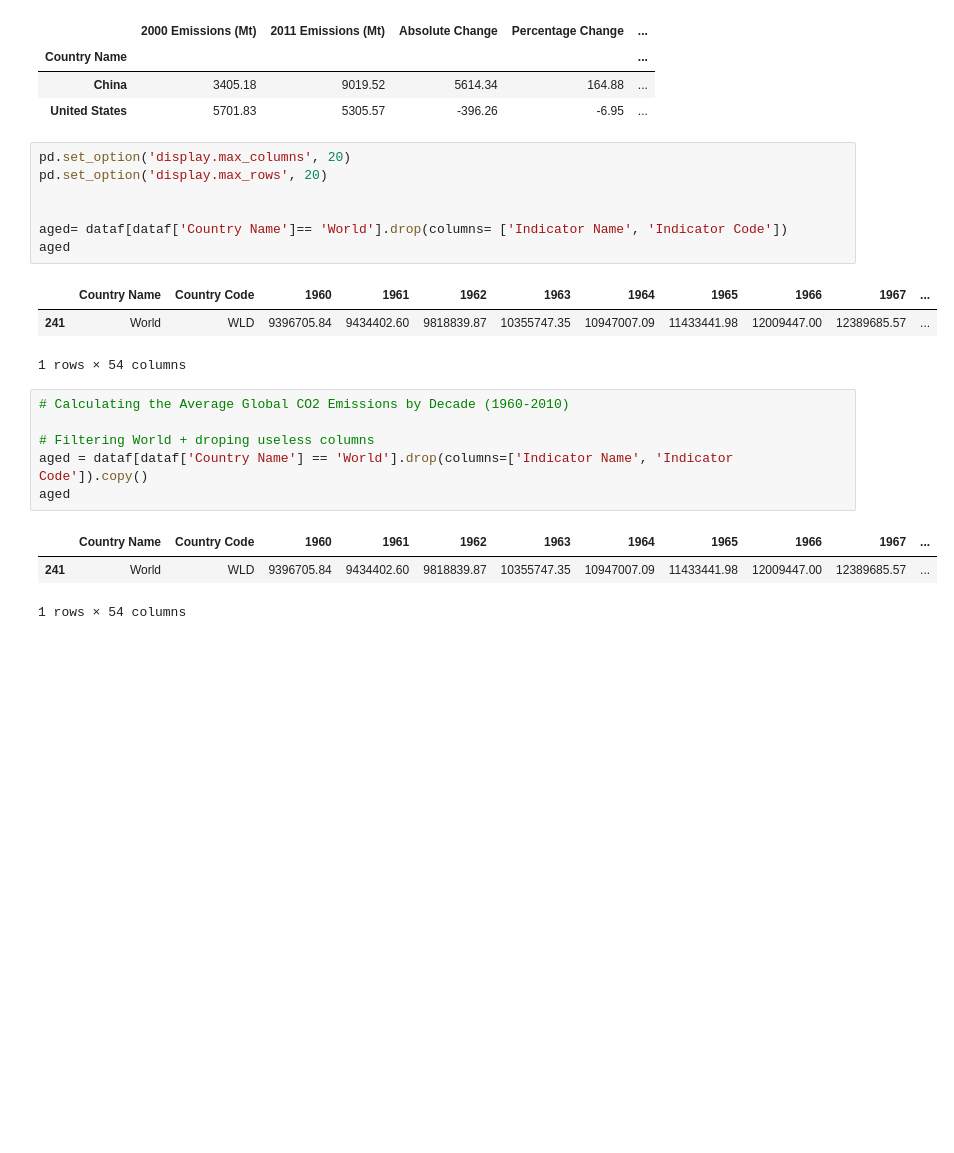
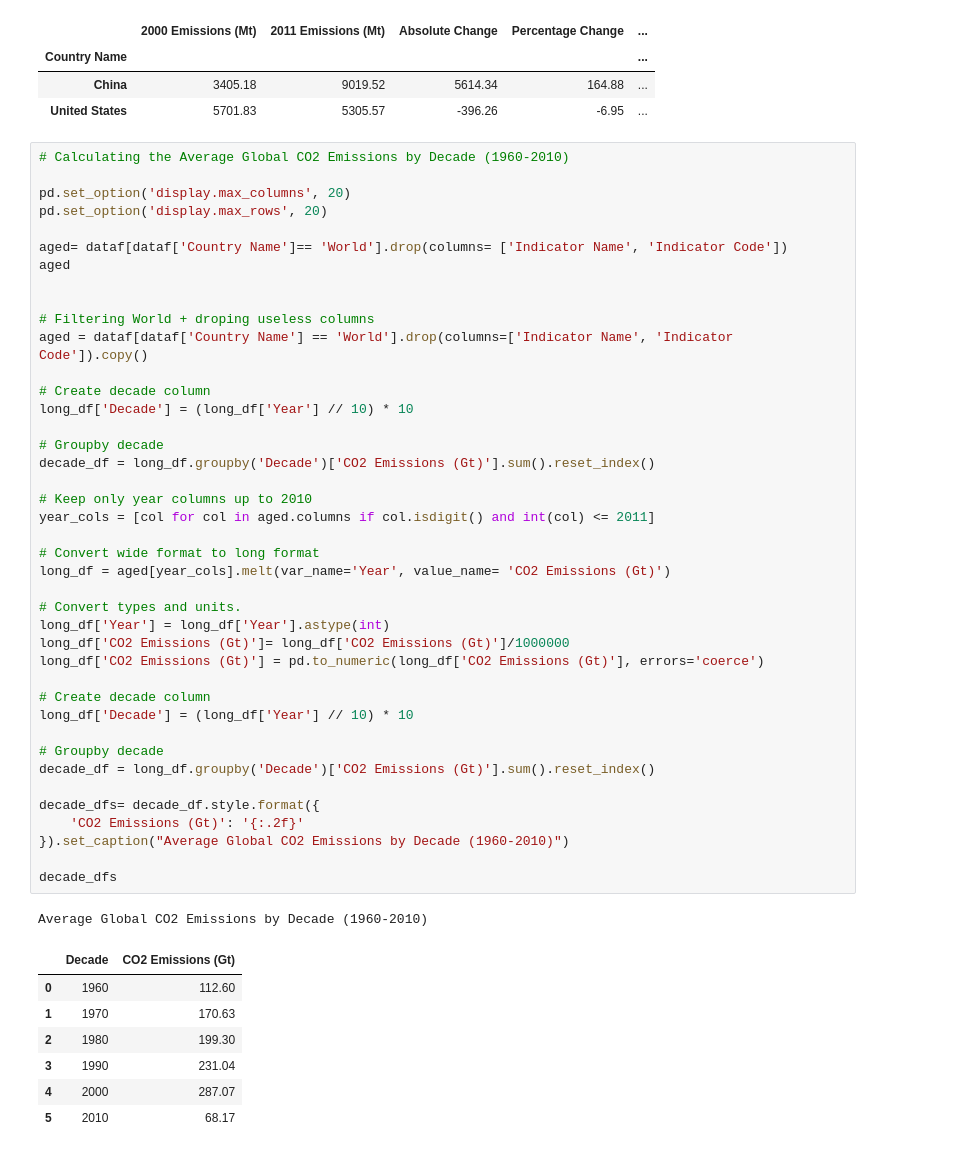
Before and after one commit to sanaullah525/Global-CO2-Emissions-Data-Analysis-Project, a Jupyter notebook: datapr.ipynb, the cells around one changed output. Drawn from its saved outputs; the diff is of its cells as text; blank space fills up the shorter version.

Commit message:
Setting up the title for the Table.

```diff
--- a/datapr.ipynb
+++ b/datapr.ipynb
@@ -384,24 +384,53 @@ China vs United States Emission Comparisons
 | Country Name |  |  |  |  | ... |
 | China | 3405.18 | 9019.52 | 5614.34 | 164.88 | ... |
 | United States | 5701.83 | 5305.57 | -396.26 | -6.95 | ... |
-# %%
-pd.set_option('display.max_columns', 20)
-pd.set_option('display.max_rows', 20)
-
-
-aged= dataf[dataf['Country Name']== 'World'].drop(columns= ['Indicator Name', 'Indicator Code'])
-aged
-# %% [output]
-|  | Country Name | Country Code | 1960 | 1961 | 1962 | 1963 | 1964 | 1965 | 1966 | 1967 | ... |
-| 241 | World | WLD | 9396705.84 | 9434402.60 | 9818839.87 | 10355747.35 | 10947007.09 | 11433441.98 | 12009447.00 | 12389685.57 | ... |
-1 rows × 54 columns
 # %%
 # Calculating the Average Global CO2 Emissions by Decade (1960-2010)
 
+pd.set_option('display.max_columns', 20)
+pd.set_option('display.max_rows', 20)
+
+aged= dataf[dataf['Country Name']== 'World'].drop(columns= ['Indicator Name', 'Indicator Code'])
+aged
+
+
 # Filtering World + droping useless columns
 aged = dataf[dataf['Country Name'] == 'World'].drop(columns=['Indicator Name', 'Indicator Code']).copy()
-aged
+
+# Create decade column
+long_df['Decade'] = (long_df['Year'] // 10) * 10
+
+# Groupby decade
+decade_df = long_df.groupby('Decade')['CO2 Emissions (Gt)'].sum().reset_index()
+
+# Keep only year columns up to 2010
+year_cols = [col for col in aged.columns if col.isdigit() and int(col) <= 2011]
+
+# Convert wide format to long format
+long_df = aged[year_cols].melt(var_name='Year', value_name= 'CO2 Emissions (Gt)')
+
+# Convert types and units.
+long_df['Year'] = long_df['Year'].astype(int)
+long_df['CO2 Emissions (Gt)']= long_df['CO2 Emissions (Gt)']/1000000
+long_df['CO2 Emissions (Gt)'] = pd.to_numeric(long_df['CO2 Emissions (Gt)'], errors='coerce')
+
+# Create decade column
+long_df['Decade'] = (long_df['Year'] // 10) * 10
+
+# Groupby decade
+decade_df = long_df.groupby('Decade')['CO2 Emissions (Gt)'].sum().reset_index()
+
+decade_dfs= decade_df.style.format({
+    'CO2 Emissions (Gt)': '{:.2f}'
+}).set_caption("Average Global CO2 Emissions by Decade (1960-2010)")
+
+decade_dfs
 # %% [output]
+Average Global CO2 Emissions by Decade (1960-2010)
-|  | Country Name | Country Code | 1960 | 1961 | 1962 | 1963 | 1964 | 1965 | 1966 | 1967 | ... |
-| 241 | World | WLD | 9396705.84 | 9434402.60 | 9818839.87 | 10355747.35 | 10947007.09 | 11433441.98 | 12009447.00 | 12389685.57 | ... |
+|  | Decade | CO2 Emissions (Gt) |
+| 0 | 1960 | 112.60 |
+| 1 | 1970 | 170.63 |
+| 2 | 1980 | 199.30 |
+| 3 | 1990 | 231.04 |
+| 4 | 2000 | 287.07 |
+| 5 | 2010 | 68.17 |
-1 rows × 54 columns
```
Also changed, not shown: parts of 2 cells of this notebook.
